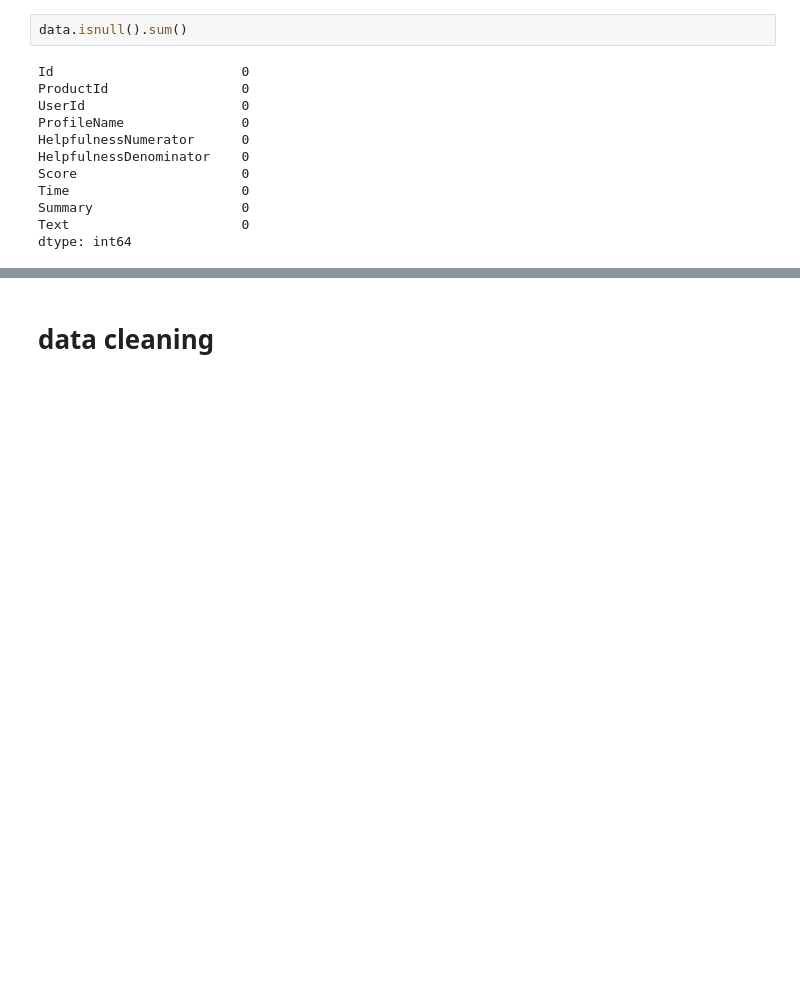
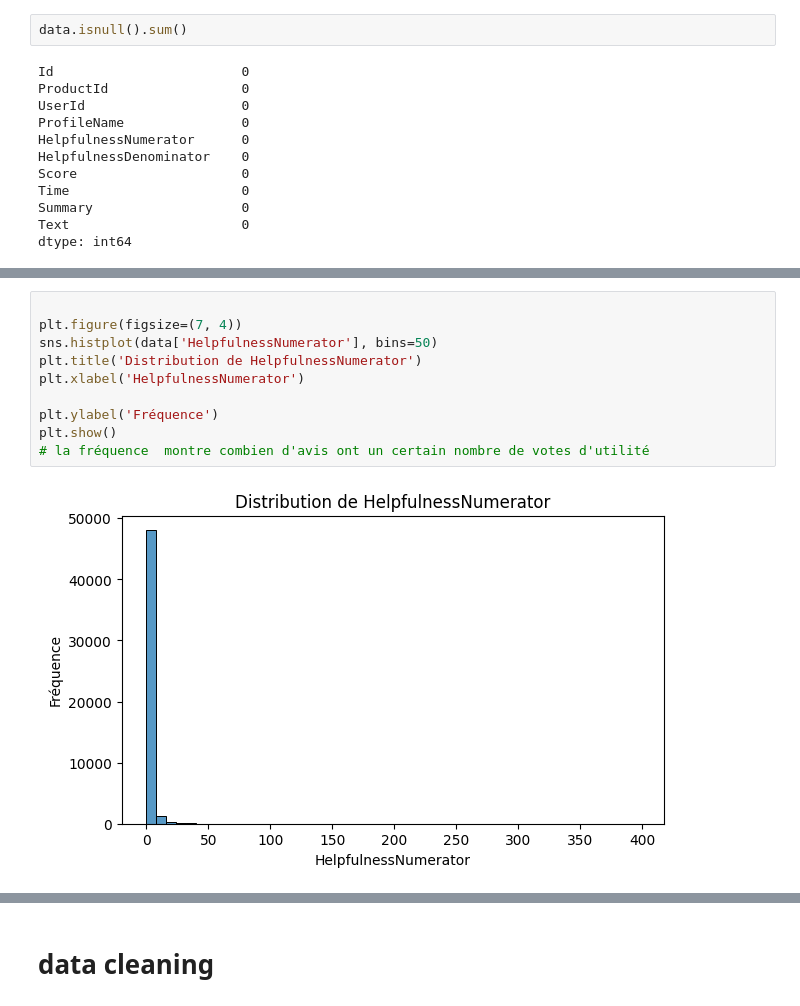
Before and after one commit to AHlam112-bz/customer_satisfaction_analysi1, a Jupyter notebook: customer_satisfaction_analysis1.ipynb, the cells around one changed output, grey strips where cells are left out. Saved outputs shown, nothing was run; the diff lists cells and outputs as text; blank space fills up the shorter version.

```diff
--- a/customer_satisfaction_analysis1.ipynb
+++ b/customer_satisfaction_analysis1.ipynb
@@ -92,0 +96,12 @@ plt.show()
+# %%
+
+plt.figure(figsize=(7, 4))
+sns.histplot(data['HelpfulnessNumerator'], bins=50)
+plt.title('Distribution de HelpfulnessNumerator')
+plt.xlabel('HelpfulnessNumerator')
+
+plt.ylabel('Fréquence')
+plt.show()
+# la fréquence  montre combien d'avis ont un certain nombre de votes d'utilité
+# %% [output]
+[figure, added]
```
Also changed, not shown: parts of 28 cells of this notebook, 1 other file.
